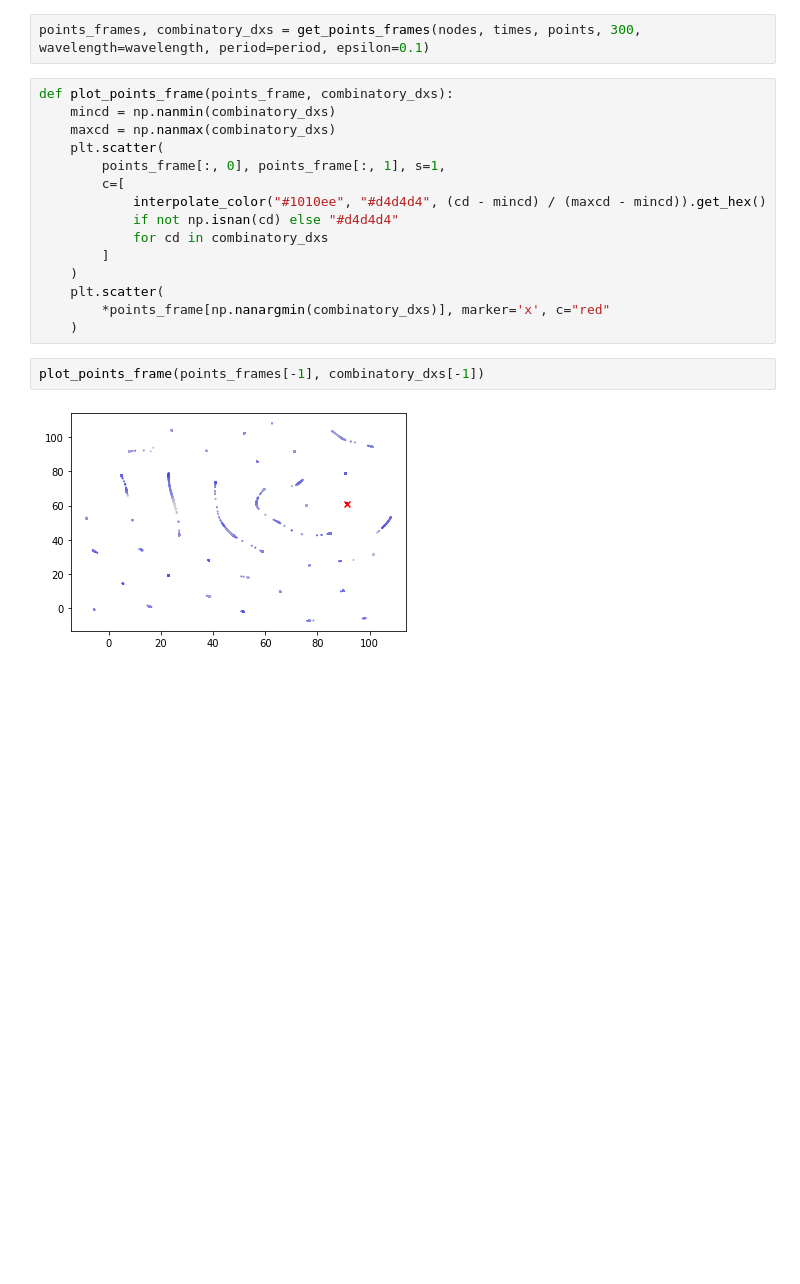
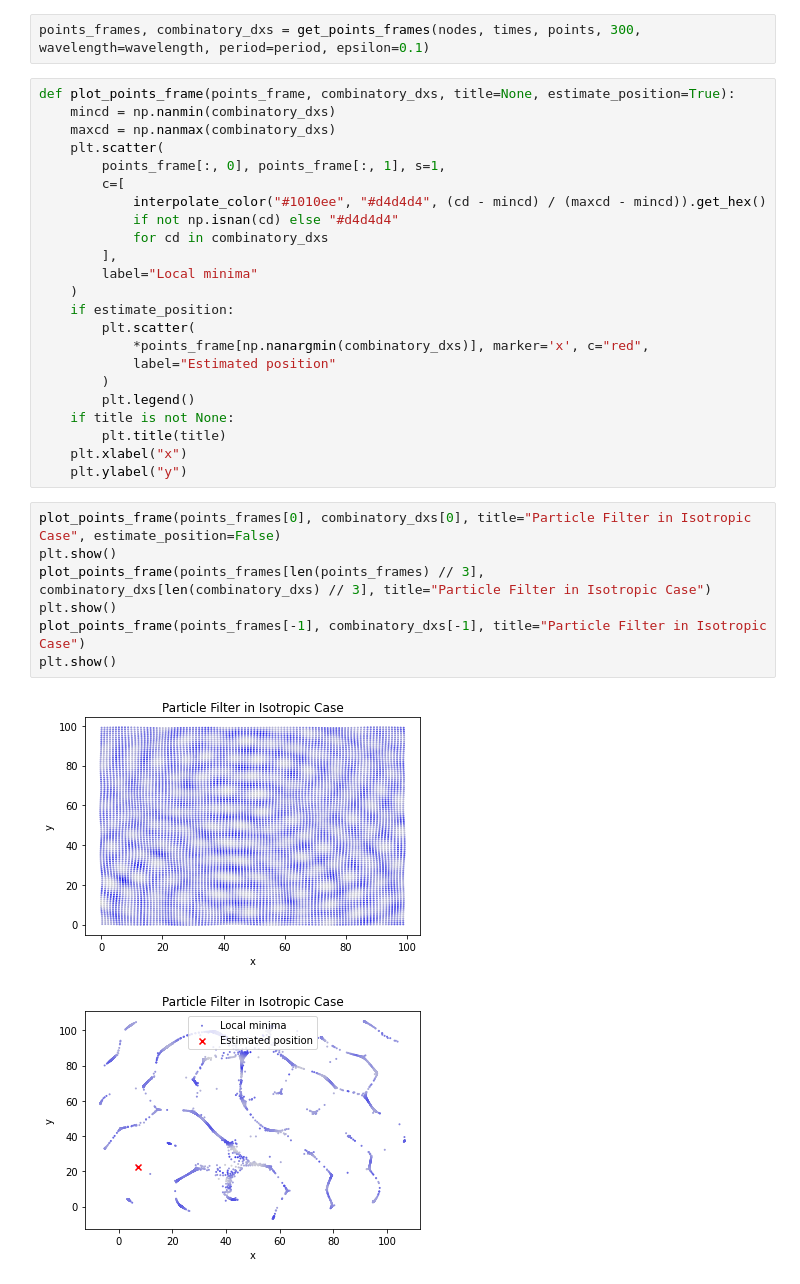
Before and after one commit to Budmeister/WSN-Localization, a Jupyter notebook: peak_matching.ipynb, the cells around one changed output. Cells and saved outputs as stored; diff of their text form; blank space fills up the shorter version.

```diff
--- a/peak_matching.ipynb
+++ b/peak_matching.ipynb
@@ -73,7 +73,7 @@ plt.scatter(*r0)
 # %%
 points_frames, combinatory_dxs = get_points_frames(nodes, times, points, 300, wavelength=wavelength, period=period, epsilon=0.1)
 # %%
-def plot_points_frame(points_frame, combinatory_dxs):
+def plot_points_frame(points_frame, combinatory_dxs, title=None, estimate_position=True):
     mincd = np.nanmin(combinatory_dxs)
     maxcd = np.nanmax(combinatory_dxs)
     plt.scatter(
@@ -82,12 +82,26 @@ def plot_points_frame(points_frame, combinatory_dxs):
             interpolate_color("#1010ee", "#d4d4d4", (cd - mincd) / (maxcd - mincd)).get_hex()
             if not np.isnan(cd) else "#d4d4d4"
             for cd in combinatory_dxs
-        ]
+        ],
+        label="Local minima"
     )
-    plt.scatter(
-        *points_frame[np.nanargmin(combinatory_dxs)], marker='x', c="red"
-    )
+    if estimate_position:
+        plt.scatter(
+            *points_frame[np.nanargmin(combinatory_dxs)], marker='x', c="red",
+            label="Estimated position"
+        )
+        plt.legend()
+    if title is not None:
+        plt.title(title)
+    plt.xlabel("x")
+    plt.ylabel("y")
-# %%
-plot_points_frame(points_frames[-1], combinatory_dxs[-1])
-# %% [output]
-[figure, removed]
+# %%
+plot_points_frame(points_frames[0], combinatory_dxs[0], title="Particle Filter in Isotropic Case", estimate_position=False)
+plt.show()
+plot_points_frame(points_frames[len(points_frames) // 3], combinatory_dxs[len(combinatory_dxs) // 3], title="Particle Filter in Isotropic Case")
+plt.show()
+plot_points_frame(points_frames[-1], combinatory_dxs[-1], title="Particle Filter in Isotropic Case")
+plt.show()
+# %% [output]
+[figure, added]
+[figure, added]
```
Also changed, not shown: parts of 5 cells of this notebook, 4 other files.
